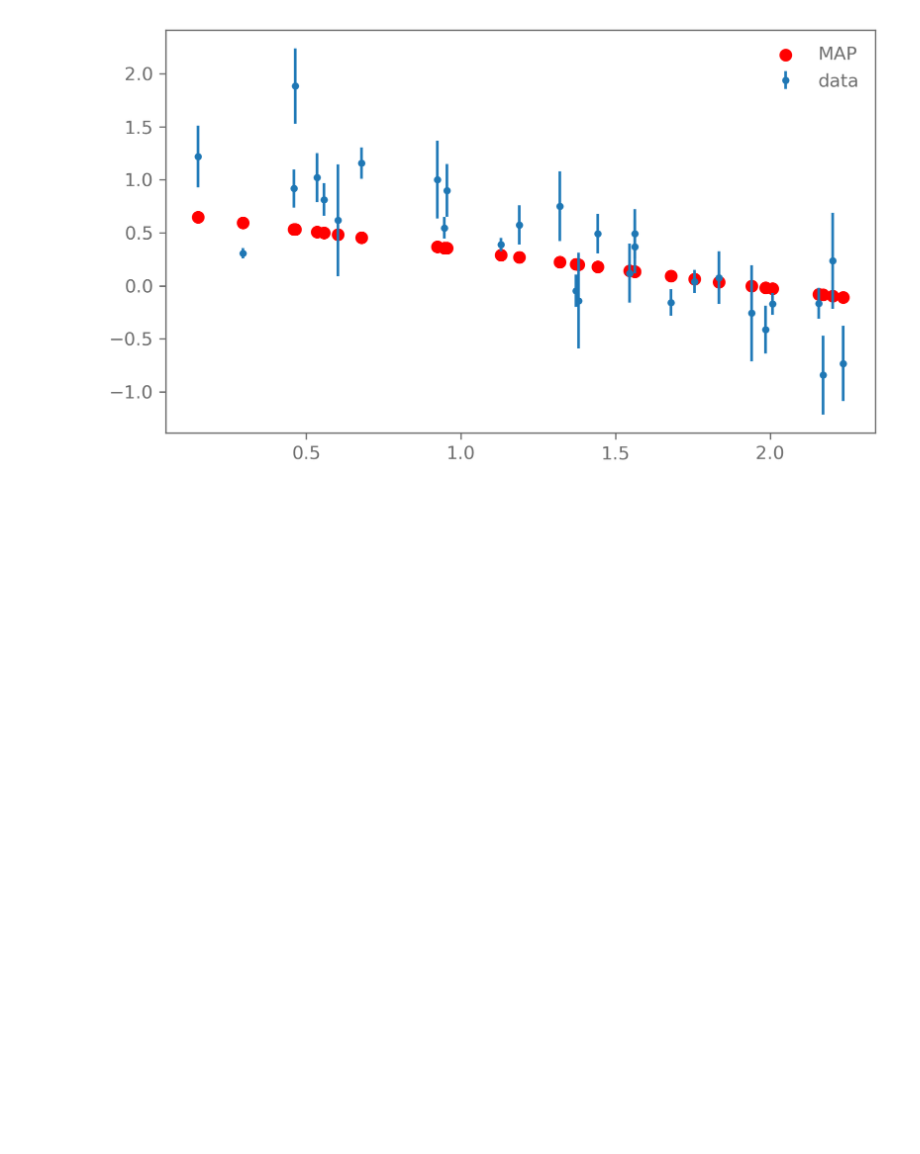
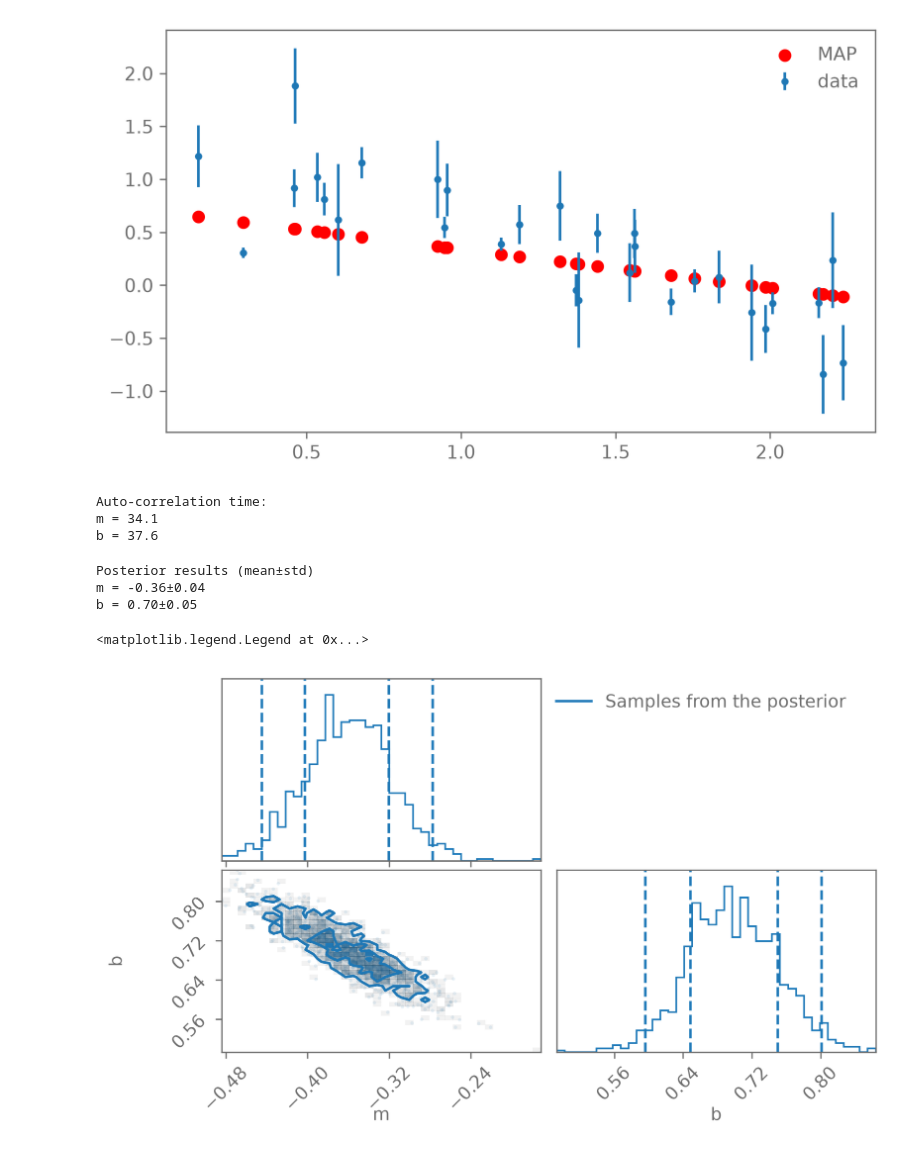
Before and after one commit to bermeyer/Bayesian-Stats-HS2026, a Jupyter notebook: my_exercise_solutions/Ex4.ipynb, the cells around one changed output. Cells and saved outputs as stored; diff of their text form; code cells hidden in the pictures; blank space fills up the shorter version.

```diff
--- a/my_exercise_solutions/Ex4.ipynb
+++ b/my_exercise_solutions/Ex4.ipynb
@@ -330,3 +331,61 @@ plt.legend()
 # %% [output]
 <matplotlib.legend.Legend at 0x...>
 [figure]
+# %%
+import emcee
+# emcee passes an array of values for the sampled parameters
+# This wrapper just splits the array theta into m and b
+def log_posterior_wrapper_2(theta, x, sigma_y, y):
+    m, b = theta
+    return posterior_log_prob_2(x,y,sigma_y,m,b)
+# emcee requires some extra settings to run
+n_param = 2       # Number of parameter we are sampling
+n_walker = 10     # Number of walkers. This just needs to be
+                  # larger than 2*n_param + 1!
+n_step = 5000     # How many steps each walker will take. The number
+                  # of samples will be n_walker*n_step
+# The starting point for each walker
+theta_init = np.array([m_MAP, b_MAP]) \
+    + 0.1*np.random.normal(size=(n_walker, n_param))
+sampler = emcee.EnsembleSampler(
+    nwalkers=n_walker, ndim=n_param,
+    log_prob_fn=log_posterior_wrapper_2,
+    args=(x, yerr, y)
+)
+state = sampler.run_mcmc(theta_init, nsteps=n_step)
+# %%
+print("Auto-correlation time:")
+for name, value in zip(["m", "b", "f"], sampler.get_autocorr_time()): #average nr of steps before previous state "forgotten"
+    print(f"{name} = {value:.1f}")
+# %% [output]
+Auto-correlation time:
+m = 34.1
+b = 37.6
+# %%
+chain = sampler.get_chain(discard=300, thin=40, flat=True)
+# %%
+print("Posterior results (mean±std)")
+print(f"m = {np.mean(chain[:,0]):.2f}±{np.std(chain[:,0]):.2f}")
+print(f"b = {np.mean(chain[:,1]):.2f}±{np.std(chain[:,1]):.2f}")
+# %% [output]
+Posterior results (mean±std)
+m = -0.36±0.04
+b = 0.70±0.05
+# %%
+import corner
+fig = plt.figure()
+fig = corner.corner(
+chain,
+bins=40,
+labels=["m", "b"],
+color="C0",
+levels=1-np.exp(-0.5*np.array([1, 2])**2), # Credible contours corresponding
+# to 1 and 2 sigma in 2D
+quantiles=[0.025, 0.16, 0.84, 0.975],
+fig=fig
+);
+fig.get_axes()[0].plot([], [], c="C0", label="Samples from the posterior")
+fig.get_axes()[0].legend(loc=2, bbox_to_anchor=(1, 1))
+# %% [output]
+<matplotlib.legend.Legend at 0x...>
+[figure, added]
```
Also changed, not shown: parts of 23 cells of this notebook, 3 other files.
